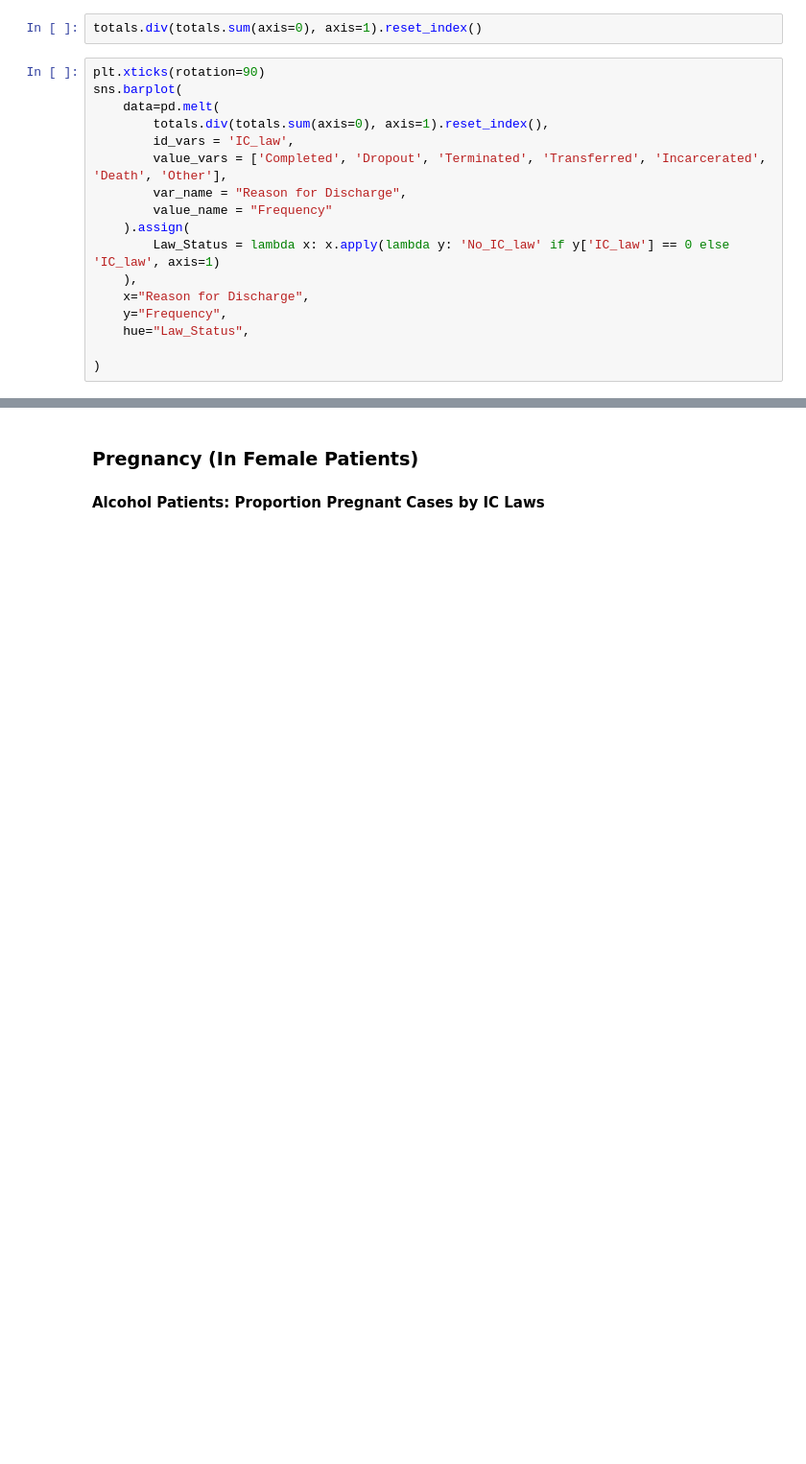
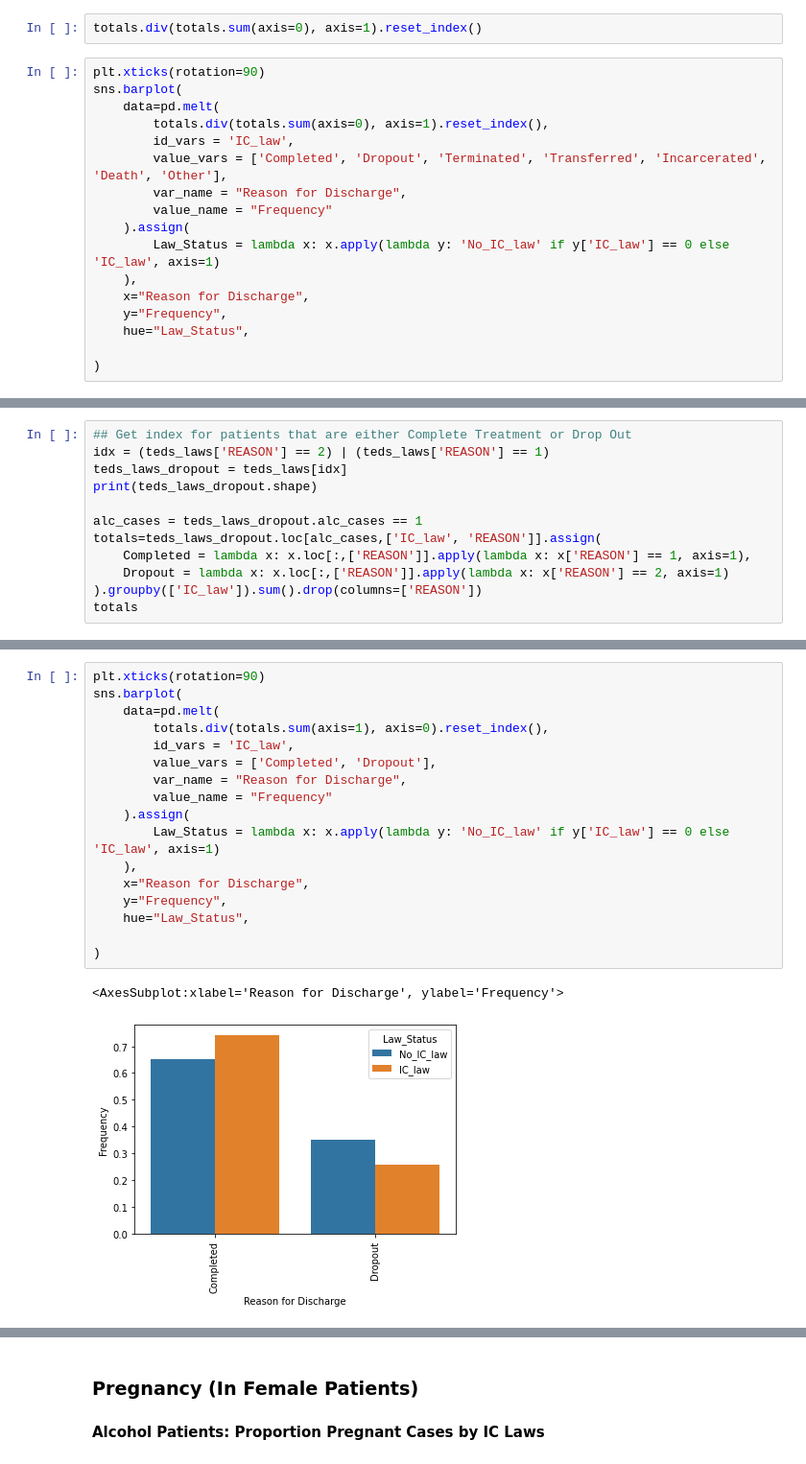
Before and after one commit to afaranda/TEDS_Housing_Employment_Study, a Jupyter notebook: notebooks/02_Prepare_Descriptive_Statistics.ipynb, the cells around one changed output, grey strips where cells are left out. Shown: that part at 96% size. Cells and saved outputs as stored; diff of their text form; blank space fills up the shorter version.

```diff
--- a/notebooks/02_Prepare_Descriptive_Statistics.ipynb
+++ b/notebooks/02_Prepare_Descriptive_Statistics.ipynb
@@ -778,0 +783,12 @@ sns.barplot(
+# %%
+## Get index for patients that are either Complete Treatment or Drop Out
+idx = (teds_laws['REASON'] == 2) | (teds_laws['REASON'] == 1)
+teds_laws_dropout = teds_laws[idx]
+print(teds_laws_dropout.shape)
+
+alc_cases = teds_laws_dropout.alc_cases == 1
+totals=teds_laws_dropout.loc[alc_cases,['IC_law', 'REASON']].assign(
+    Completed = lambda x: x.loc[:,['REASON']].apply(lambda x: x['REASON'] == 1, axis=1),
+    Dropout = lambda x: x.loc[:,['REASON']].apply(lambda x: x['REASON'] == 2, axis=1)
+).groupby(['IC_law']).sum().drop(columns=['REASON'])
+totals
@@ -778,0 +807,20 @@ sns.barplot(
+# %%
+plt.xticks(rotation=90)
+sns.barplot(
+    data=pd.melt(
+        totals.div(totals.sum(axis=1), axis=0).reset_index(),
+        id_vars = 'IC_law',
+        value_vars = ['Completed', 'Dropout'],
+        var_name = "Reason for Discharge",
+        value_name = "Frequency"
+    ).assign(
+        Law_Status = lambda x: x.apply(lambda y: 'No_IC_law' if y['IC_law'] == 0 else 'IC_law', axis=1)
+    ),
+    x="Reason for Discharge",
+    y="Frequency",
+    hue="Law_Status",
+
+)
+# %% [output]
+<AxesSubplot:xlabel='Reason for Discharge', ylabel='Frequency'>
+[figure, added]
```
Also changed, not shown: parts of 21 cells of this notebook, 2 other files.
